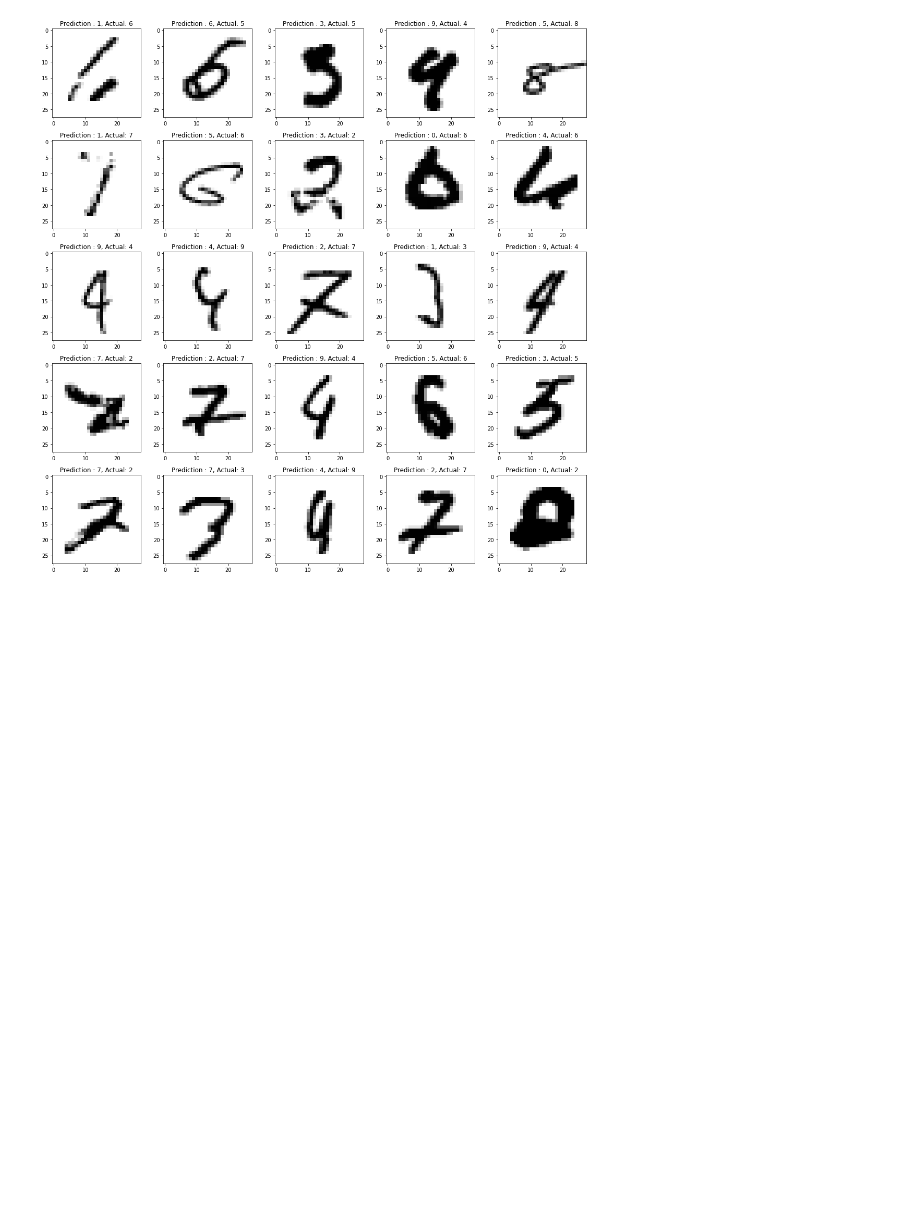
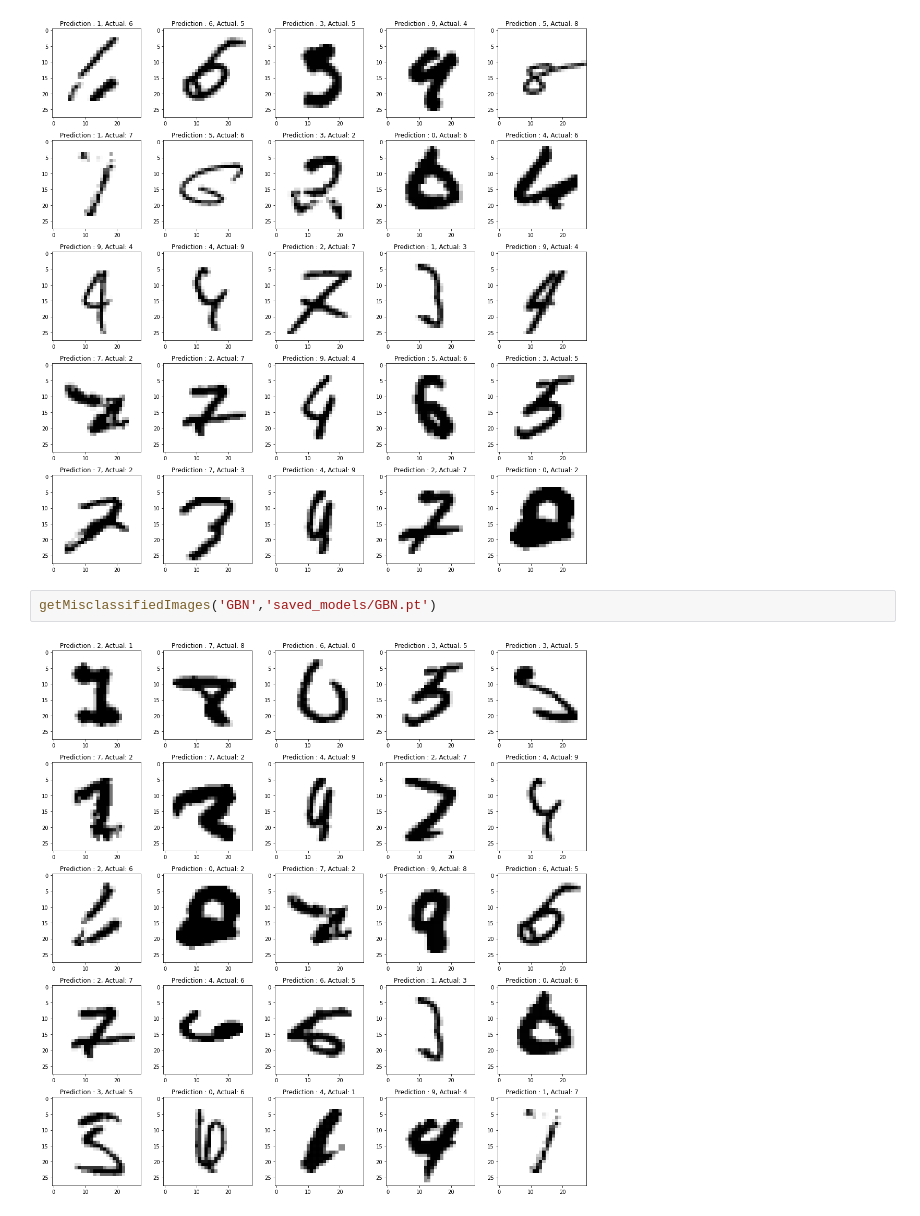
Before and after one commit to Parikshit07111996/School-Of-AI, a Jupyter notebook: Assignment_6_Final.ipynb, the cells around one changed output. Cells and saved outputs as stored; diff of their text form; blank space fills up the shorter version.

```diff
--- a/Assignment_6_Final.ipynb
+++ b/Assignment_6_Final.ipynb
@@ -430,3 +430,7 @@ fig2
 getMisclassifiedImages('BN', 'saved_models/BN.pt')
 # %% [output]
 [figure]
+# %%
+getMisclassifiedImages('GBN','saved_models/GBN.pt')
+# %% [output]
+[figure, added]
```
